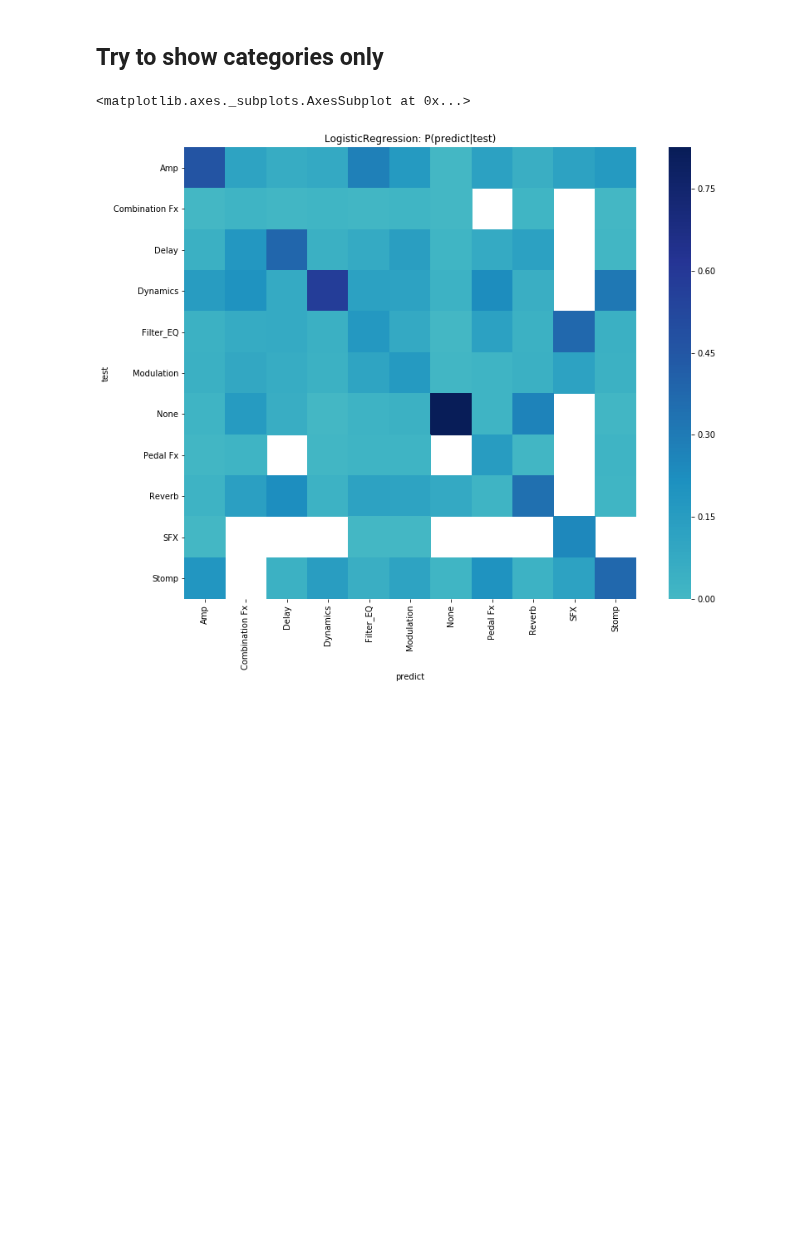
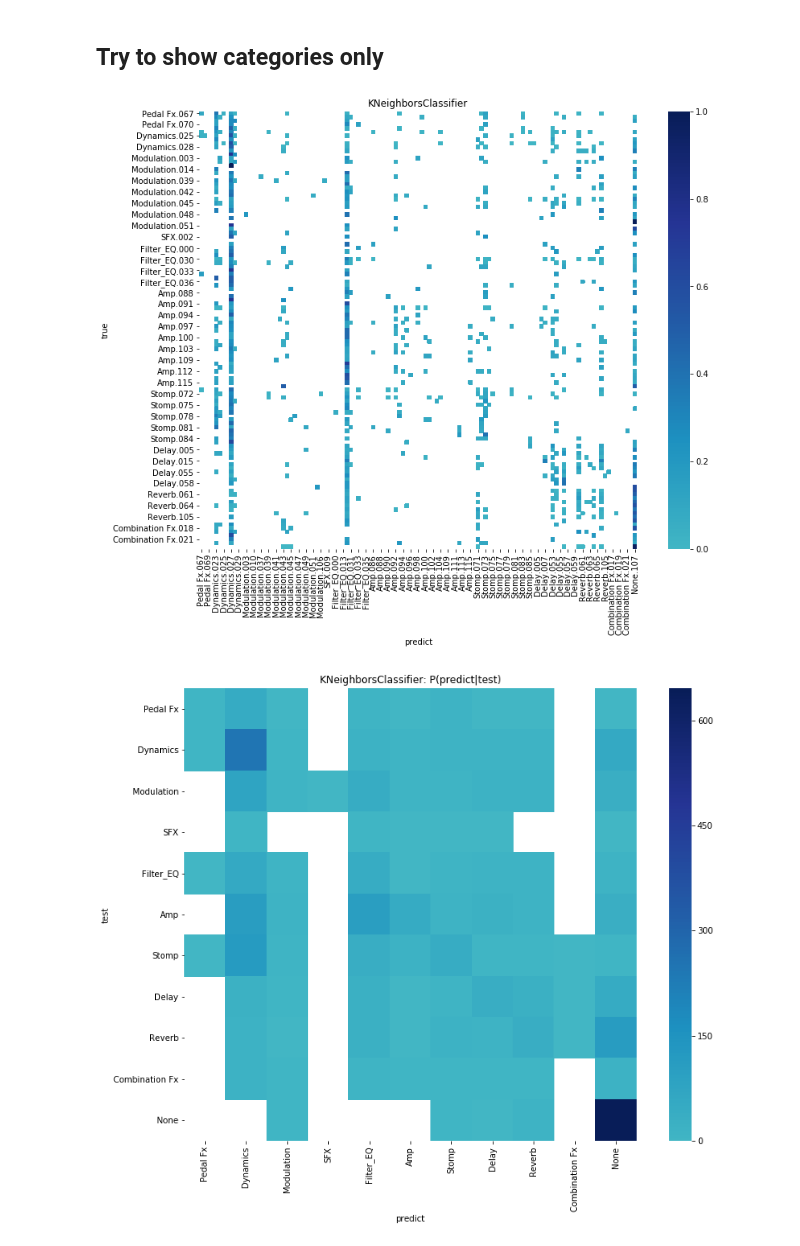
Before and after one commit to SrMouraSilva/RBM, a Jupyter notebook: experiments/notebooks/4.Confusion_Matrix.ipynb, the cells around one changed output. Cells and saved outputs as stored; diff of their text form; code cells hidden in the pictures; blank space fills up the shorter version.

```diff
--- a/experiments/notebooks/4.Confusion_Matrix.ipynb
+++ b/experiments/notebooks/4.Confusion_Matrix.ipynb
@@ -114,3 +124,0 @@ categories.head(5)
-# %%
-ys, y_predicts = train(*models[0])
-plot_confusion_matrix(models[0][0].__name__, ys, y_predicts, categories.id, categories.new_id)
@@ -120,3 +124,0 @@ plot_confusion_matrix(models[0][0].__name__, ys, y_predicts, categories.id, cate
-# %%
-ys, y_predicts = train(*models[1])
-plot_confusion_matrix(models[1][0].__name__, ys, y_predicts, categories.id, categories.new_id)
@@ -126,3 +124,0 @@ plot_confusion_matrix(models[1][0].__name__, ys, y_predicts, categories.id, cate
-# %%
-ys, y_predicts = train(*models[2])
-ax = plot_confusion_matrix(models[2][0].__name__, ys, y_predicts, categories.id, categories.new_id)
@@ -131,3 +124,0 @@ ax = plot_confusion_matrix(models[2][0].__name__, ys, y_predicts, categories.id,
-# %%
-ys, y_predicts = train(*models[3])
-ax = plot_confusion_matrix(models[3][0].__name__, ys, y_predicts, categories.id, categories.new_id)
@@ -265,37 +278,43 @@ Verificar se está transposto
 # %% [markdown]
 ## Try to show categories only
 # %%
-plt.rcParams["figure.figsize"] = [14, 10]
+from sklearn.metrics import confusion_matrix
 
-from sklearn.metrics import confusion_matrix
 def plot_confusion_matrix2(title: str, y_originals: list, y_predicts: list, columns_order, columns_names):
     matrix = np.zeros(shape=[117, 117])
 
     for y, y_predict in zip(y_originals, y_predicts):
         matrix += confusion_matrix(y, y_predict, labels=range(117))
 
     matrix = pd.DataFrame(matrix)
     matrix = matrix[columns_order]
     matrix = matrix.reindex(columns_order)
     matrix.columns = columns_names
     matrix.index = columns_names
 
     # Group by category
-    matrix = matrix.reset_index().groupby('category').sum() \
-                 .T.reset_index().groupby('category').sum().T
+    matrix = matrix.reset_index().groupby('category', sort=False).sum() \
+                 .T.reset_index().groupby('category', sort=False).sum().T
 
-    matrix = matrix.T/matrix.sum(axis=1).T
+    #matrix = matrix.T/matrix.sum(axis=1).T
 
     mask = matrix == 0
 
     ax = sns.heatmap(data=matrix, cmap="YlGnBu", center=.01, mask=mask, square=True)
     ax.set_xlabel('predict')
     ax.set_ylabel('test')
     ax.set_title(f'{title}: P(predict|test)')
 
     return ax
 
-plot_confusion_matrix2(models[2][0].__name__, ys, y_predicts, categories.id, categories.category)
+def train_and_plot(model):
+    ys, y_predicts = train(*model)
+    plt.figure(0)
+    plot_confusion_matrix(model[0].__name__, ys, y_predicts, categories.id, categories.new_id)
+    plt.figure(1)
+    return plot_confusion_matrix2(f'{model[0].__name__}: P(predict|true)', ys, y_predicts, categories.id, categories.category, group_by_category=True)
+
+matrix = train_and_plot(models[0])
 # %% [output]
-<matplotlib.axes._subplots.AxesSubplot at 0x...>
-[figure, old version]
+[figure, new version]
+[figure, added]
```
Also changed, not shown: parts of 13 cells of this notebook, 14 other files.
